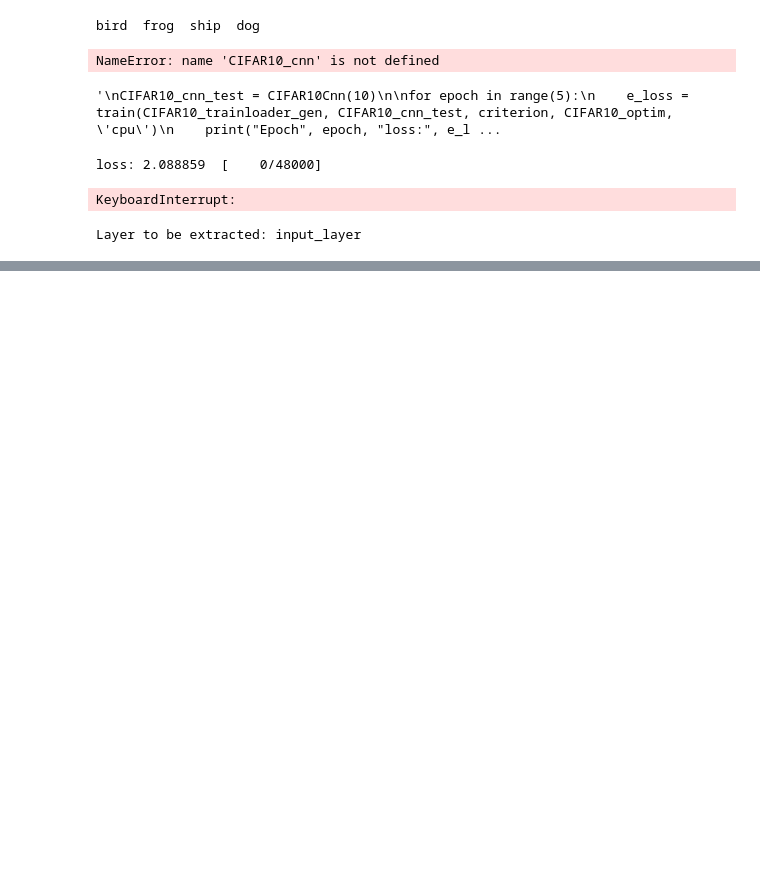
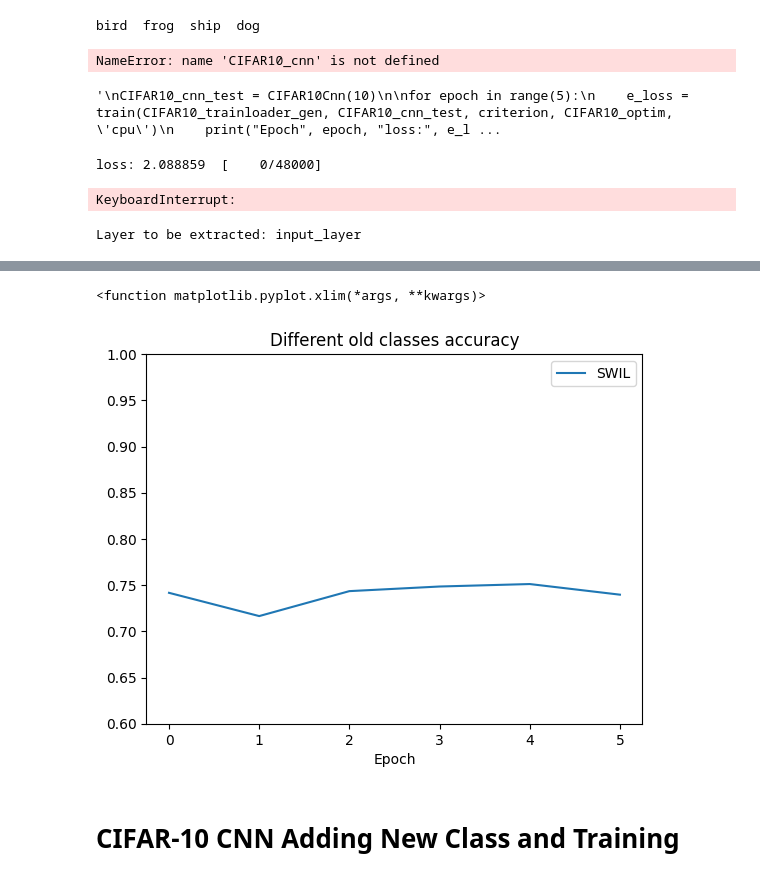
Before and after one commit to mmcinnestaylor/CS394N, a Jupyter notebook: src/Main.ipynb, the cells around one changed output, grey strips where cells are left out. Saved outputs shown, nothing was run; the diff lists cells and outputs as text; code cells hidden in the pictures; blank space fills up the shorter version.

```diff
--- a/src/Main.ipynb
+++ b/src/Main.ipynb
@@ -473,0 +549,21 @@ KeyboardInterrupt:
+# %%
+# Different old classes
+
+old_sim_acc = []
+
+for a0, a1, a2, a3, a4, a6 in zip(accuracies_over_time0, accuracies_over_time1, accuracies_over_time2, accuracies_over_time3, accuracies_over_time4, accuracies_over_time6):
+    old_sim_acc.append((a0 + a1 + a2 + a3 + a4 + a6)/6)
+
+plt.figure()
+plt.title('Different old classes accuracy')
+plt.xlabel('Epoch')
+
+plt.plot(old_sim_acc, label='SWIL')
+plt.ylim([.6, 1])
+plt.legend()
+plt.xlim
+# %% [output]
+<function matplotlib.pyplot.xlim(*args, **kwargs)>
+[figure, added]
+# %% [markdown]
+# CIFAR-10 CNN Adding New Class and Training
```
Also changed, not shown: parts of 23 cells of this notebook, 4 other files.
